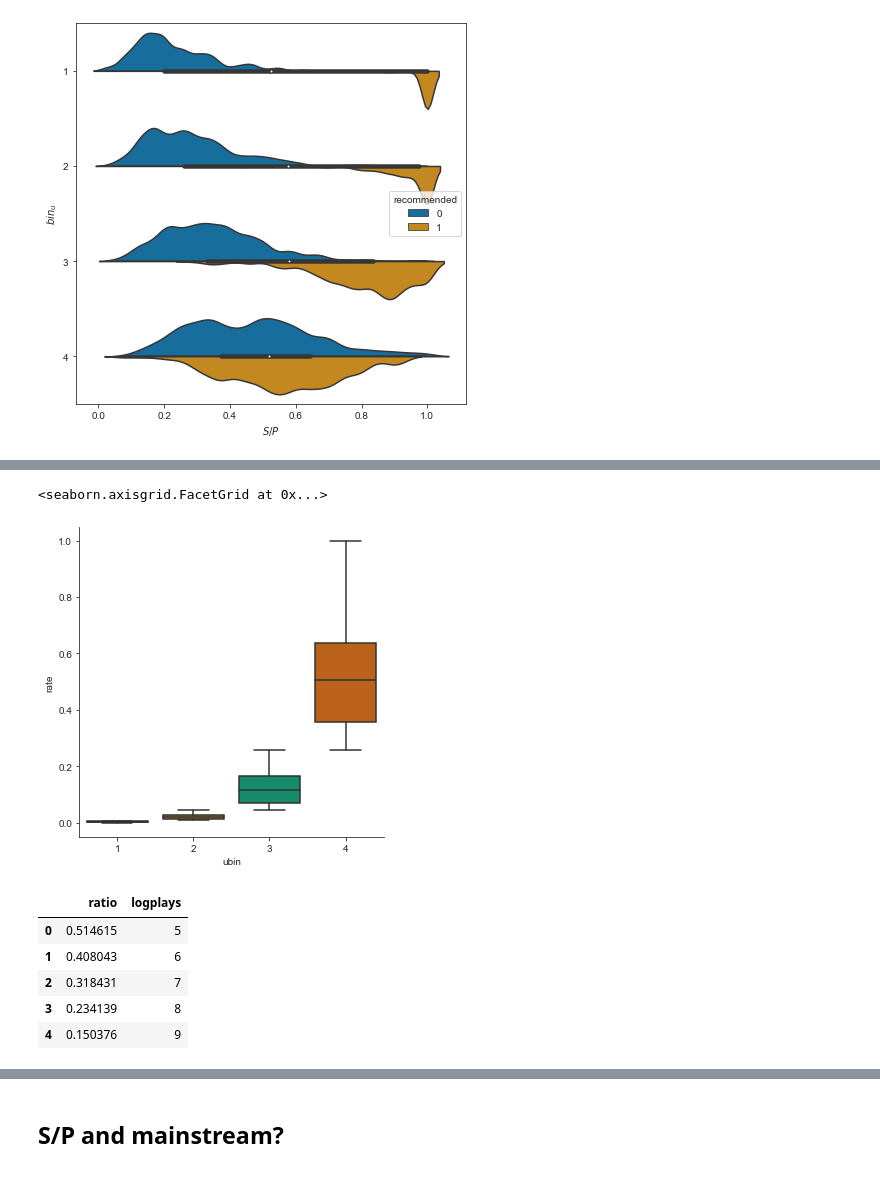
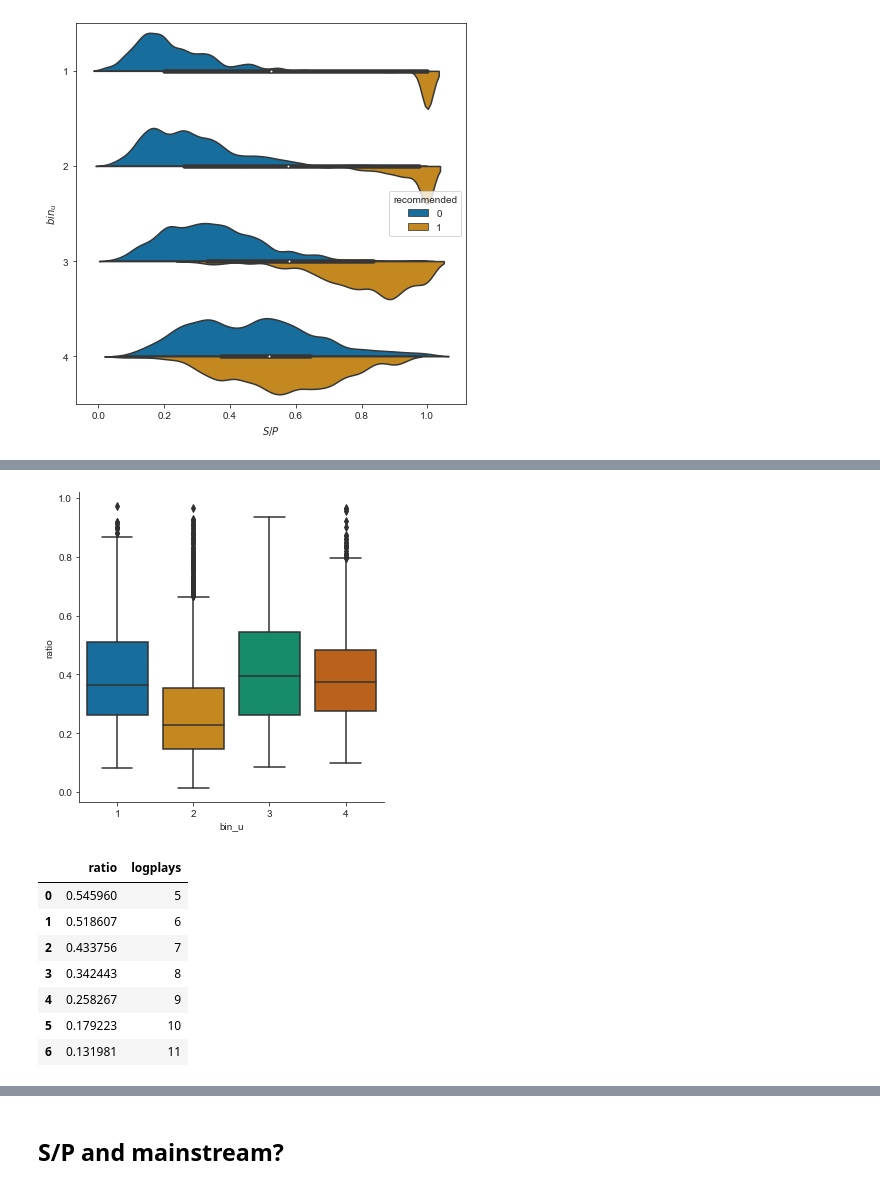
Before and after one commit to QuVil/cmb-recommendation, a Jupyter notebook: src/analysis/exploratory.ipynb, the cells around one changed output, grey strips where cells are left out. Cells and saved outputs as stored; diff of their text form; code cells hidden in the pictures.

```diff
--- a/src/analysis/exploratory.ipynb
+++ b/src/analysis/exploratory.ipynb
@@ -13,21 +13,18 @@ sns.set_style("ticks")
 # %% [output]
 Importing Jupyter notebook from mainstream_tests.ipynb
 # %%
-def get_songs_data(cleaned_data, recommended=True, obs_threshold=7, separate_rec=True):
+def get_songs_data(clean_data, obs_threshold=0, origin="all"):
     """
     Gets the number of songs and plays for each user (calculates S/P diversity index)
     :param obs_threshold: user must have this number of observations of more to be kept in the dataset
-    :param cleaned_data: data after removing outliers
+    :param clean_data: data after removing outliers
     :param recommended: gets the recommended part of the dataset if True, the organic part otherwise
     :return: a pandas Series with [user_id, S/P] as its rows
     """
-    if separate_rec:
-        if recommended:
-            songs_data = cleaned_data[cleaned_data["origin"].map(mainstream_tests.is_reco)]
-        else:
-            songs_data = cleaned_data[~cleaned_data["origin"].map(mainstream_tests.is_reco)]
+    if origin != "all":
+            songs_data = clean_data[clean_data["origin"] == origin]
     else:
-        songs_data = cleaned_data
+        songs_data = clean_data
 
     # Computing for each user every S and their respective P
     songs_data = songs_data.groupby(["user_id", "sng_id"]).size()
@@ -59,10 +56,7 @@ def get_sp_binned(clean_data, obs_threshold=7):
     songs_data = songs_data.groupby(["user_id", "bin_mn"]).size().divide(songs_data.sum(level=["user_id", "bin_mn"]))
     return songs_data
 # %%
-FILE_NAME = "../../data/data_binned_clean.csv"
-
-MIN_REC = 17
-MIN_ORG = 83
+FILE_NAME = "../../data/spring2020/all_binned.csv"
 
 MU_BINS = np.arange(1, 5, 1)
 
@@ -342,7 +327,9 @@ sp_data = sp_data.to_frame()
 sp_data.index.names = ["user"]
 sp_data.columns = ["ratio"]
 
-sp_data = sp_data.merge(u_bins, on="user")
+# Adding user bins and plays
+sp_data = user_bin_data.merge(sp_data, left_on="user_id", right_on="user")
+sp_data = sp_data.merge(data.groupby("user_id").size().to_frame(), on="user_id").rename(columns={0: "plays"})
 sp_data
 # %% [output]
 Computing diversity ratio...
@@ -362,0 +350,6 @@ Organizing data...
+# %%
+sp_data["logplays"] = sp_data["plays"].map(np.log)
+g = sns.FacetGrid(sp_data, row="bin_u", height=1.7, aspect=4)
+g.map(sns.distplot, "logplays")
+g.axes[3, 0].set_xlabel("$log(P)$")
+plt.savefig("../../results/pdist_ubins.pdf")
@@ -367,24 +367,25 @@ Organizing data...
 # h.set_axis_labels(r'$\rho$', r'$S/P$', fontsize=16)
 # plt.savefig("../../results/sp_rho_scatter_meanbins.pdf")
 # %%
-sns.catplot(x="ubin", y="ratio", data=sp_data.rename(columns={"u_bin_nb": "ubin"}), kind="box")
+sns.catplot(x="bin_u", y="ratio", data=sp_data, kind="box")
 plt.savefig("../../results/sp_ubins.pdf")
 # %% [output]
-<seaborn.axisgrid.FacetGrid at 0x...>
-[figure, old version]
+[figure, new version]
 # %%
 sp_data["logplays"] = sp_data["plays"].map(np.log)
-sp_data["quantile"] = pd.cut(sp_data["logplays"], np.arange(4.5, 10.5, 1))
+sp_data["quantile"] = pd.cut(sp_data["logplays"], np.arange(4.5, 12.5, 1))
 
 plays_means = sp_data.groupby(["quantile"]).mean()["ratio"].to_frame().reset_index().drop("quantile", axis=1)
-plays_means["logplays"] = np.arange(5, 10, 1)
+plays_means["logplays"] = np.arange(5, 12, 1)
 plays_means
 # %% [output]
 |  | ratio | logplays |
-| 0 | 0.514615 | 5 |
-| 1 | 0.408043 | 6 |
-| 2 | 0.318431 | 7 |
-| 3 | 0.234139 | 8 |
-| 4 | 0.150376 | 9 |
+| 0 | 0.545960 | 5 |
+| 1 | 0.518607 | 6 |
+| 2 | 0.433756 | 7 |
+| 3 | 0.342443 | 8 |
+| 4 | 0.258267 | 9 |
+| 5 | 0.179223 | 10 |
+| 6 | 0.131981 | 11 |
 # %%
 f, ax = plt.subplots(figsize=(7, 7))
```
Also changed, not shown: parts of 21 cells of this notebook, 21 other files.
